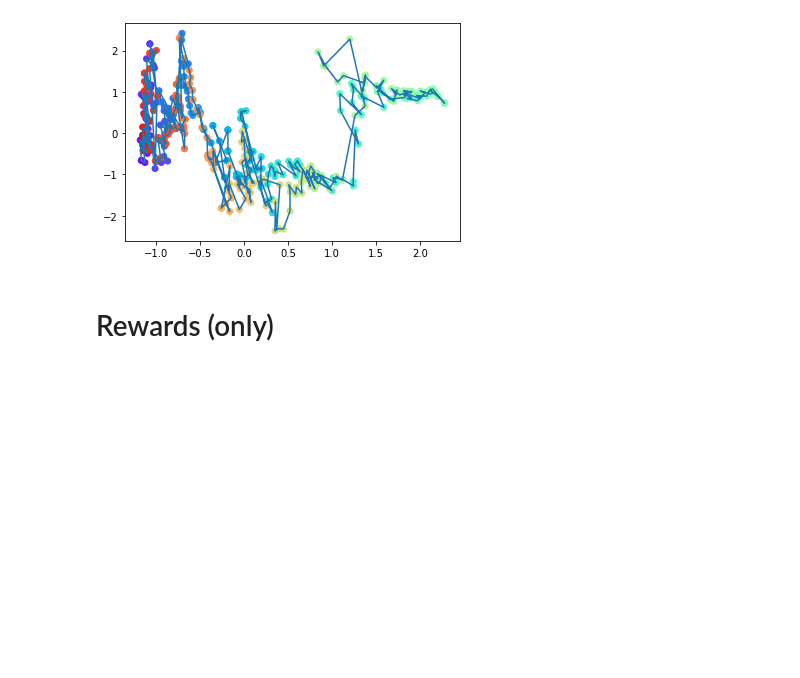
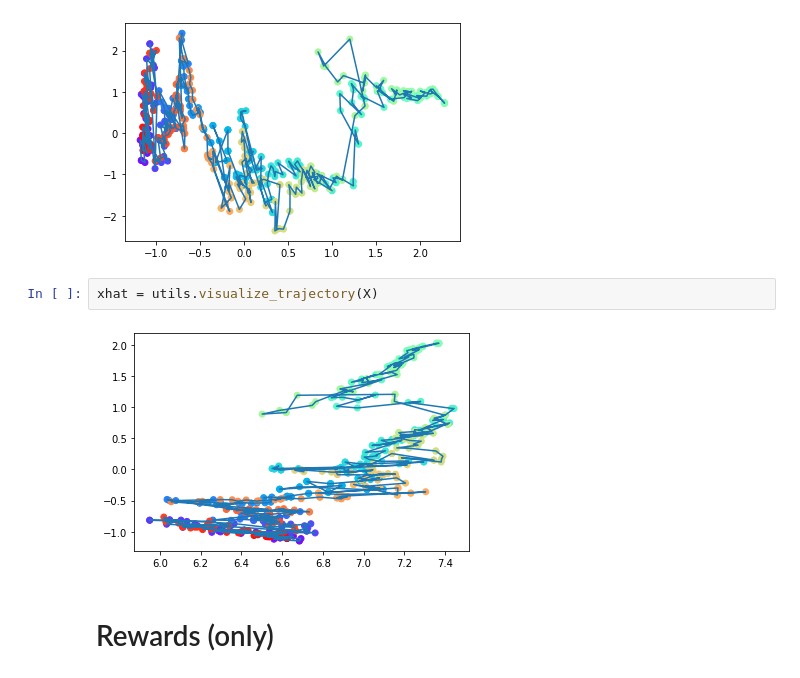
Before and after one commit to holdenlee/LinearizingStateRepresentation, a Jupyter notebook: Test3-analysis.ipynb, the cells around one changed output. Cells and saved outputs as stored; diff of their text form; blank space fills up the shorter version.

```diff
--- a/Test3-analysis.ipynb
+++ b/Test3-analysis.ipynb
@@ -65,6 +65,10 @@ for i,ang in enumerate(np.linspace(0,2*np.pi,n_samps)): # go through the angles
 xhat = utils.visualize_trajectory_aligned(X)
 # %% [output]
 [figure]
+# %%
+xhat = utils.visualize_trajectory(X)
+# %% [output]
+[figure, added]
 # %% [markdown]
 # Rewards (only)
 # %%
```
Also changed, not shown: parts of 3 cells of this notebook, 39 other files.
